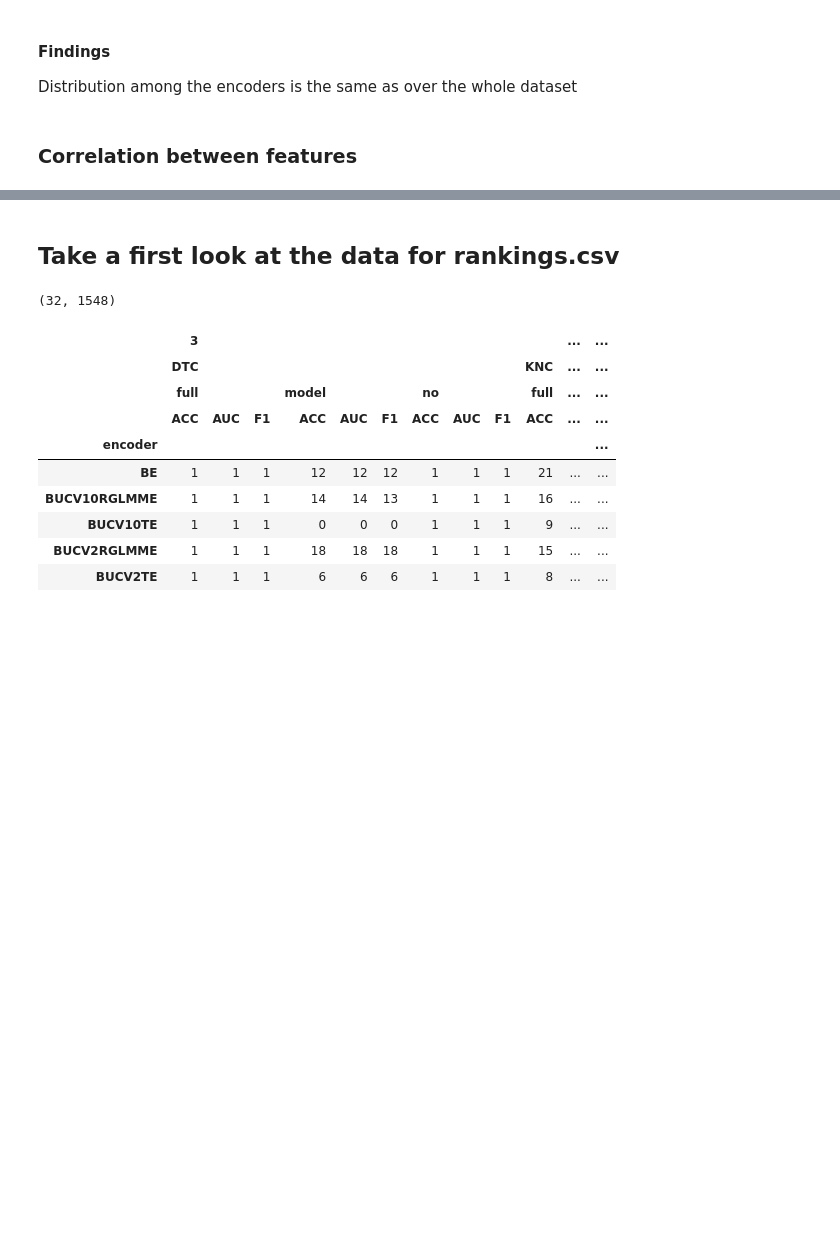
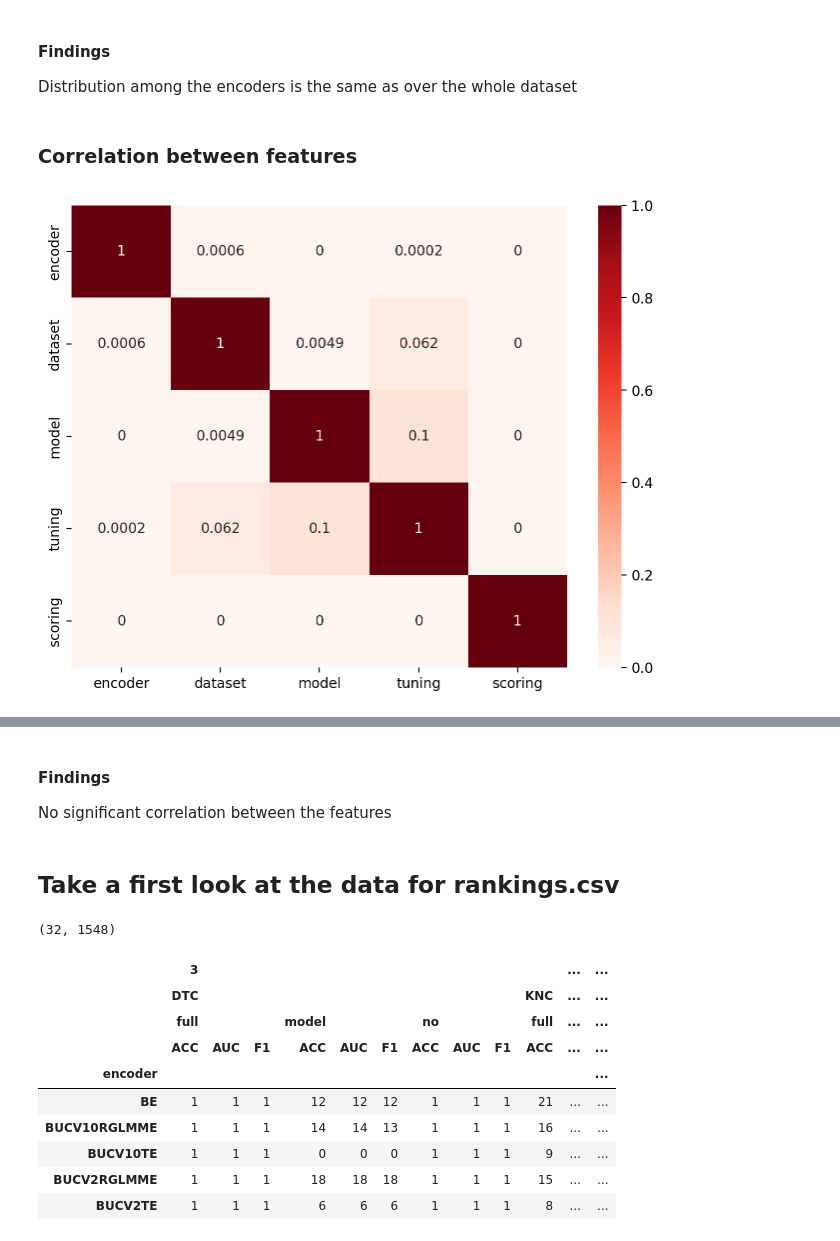
Before and after one commit to nina-prog/meta-learning-for-encoder-selection, a Jupyter notebook: notebooks/week08/week08-EDA.ipynb, the cells around one changed output, grey strips where cells are left out. Saved outputs shown, nothing was run; the diff lists cells and outputs as text; code cells hidden in the pictures; blank space fills up the shorter version.

Commit message:
Rerun whole notebook and added results of correlation from the datasets-features

```diff
--- a/notebooks/week08/week08-EDA.ipynb
+++ b/notebooks/week08/week08-EDA.ipynb
@@ -312,5 +362,7 @@ def plot_cramers_v_corr_heatmap(data=None, features_x_axis=None, features_y_axis
 # %%
 %%time
 
 cat_feature_list = ['encoder', 'dataset', 'model', 'tuning', 'scoring']
-plot_cramers_v_corr_heatmap(data=dataset, features_x_axis=cat_feature_list, features_y_axis=cat_feature_list)
+plot_cramers_v_corr_heatmap(data=dataset[cat_feature_list], features_x_axis=cat_feature_list, features_y_axis=cat_feature_list)
+# %% [output]
+[figure, added]
@@ -317,3 +371,7 @@ plot_cramers_v_corr_heatmap(data=dataset, features_x_axis=cat_feature_list, feat
+# %% [markdown]
+#### Findings
+
+No significant correlation between the features
 # %% [markdown]
 ## Take a first look at the data for rankings.csv
 # %%
```
Also changed, not shown: parts of 13 cells of this notebook.
